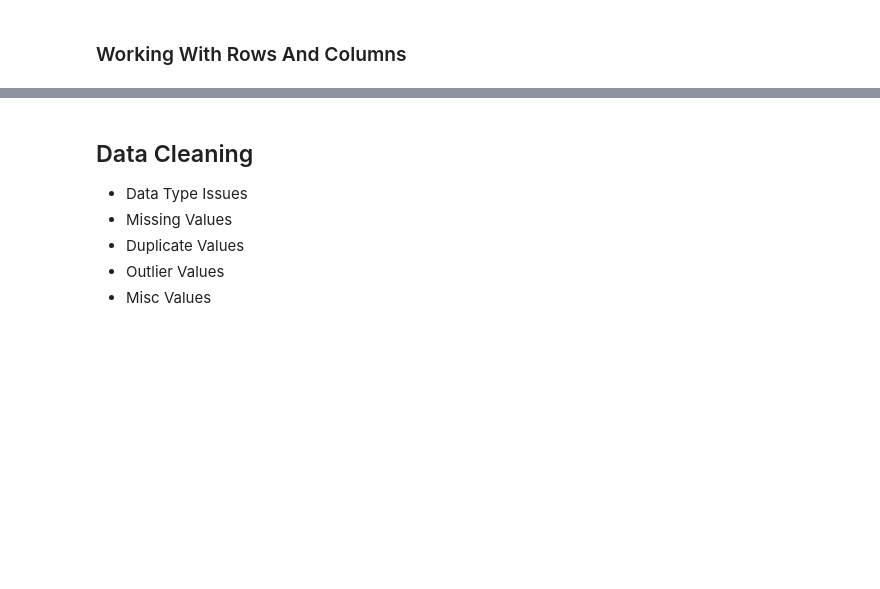
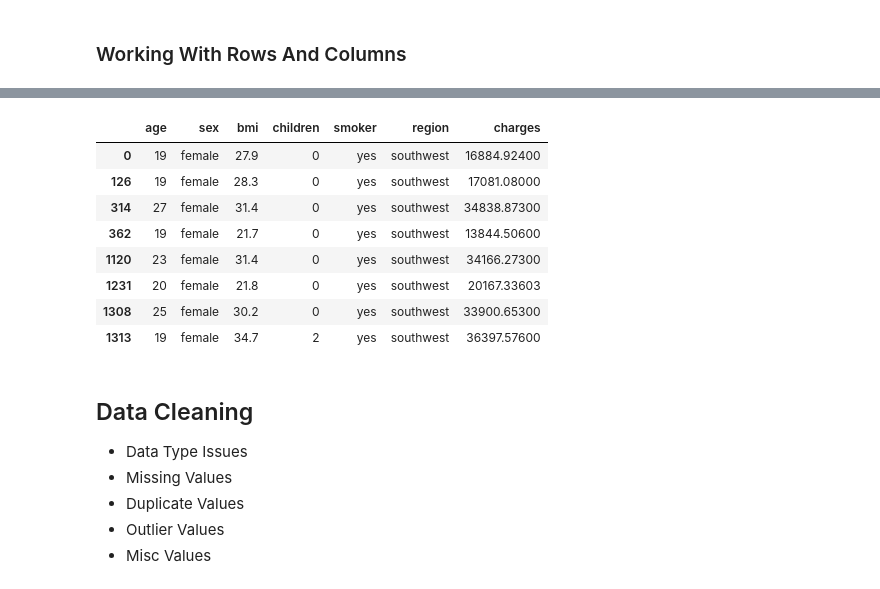
Before and after one commit to Khuzaima811/Pandas-Practice-repo, a Jupyter notebook: Class3PRC(Data_Cleaning).ipynb, the cells around one changed output, grey strips where cells are left out. Drawn from its saved outputs; the diff is of its cells as text; code cells hidden in the pictures; blank space fills up the shorter version.

```diff
--- a/Class3PRC(Data_Cleaning).ipynb
+++ b/Class3PRC(Data_Cleaning).ipynb
@@ -28,3 +166,15 @@ emp
+# %%
+data[(data.sex=="female") & (data.smoker=="yes") & (data.region=="southwest") & (data.age<30)]
+# %% [output]
+|  | age | sex | bmi | children | smoker | region | charges |
+| 0 | 19 | female | 27.9 | 0 | yes | southwest | 16884.92400 |
+| 126 | 19 | female | 28.3 | 0 | yes | southwest | 17081.08000 |
+| 314 | 27 | female | 31.4 | 0 | yes | southwest | 34838.87300 |
+| 362 | 19 | female | 21.7 | 0 | yes | southwest | 13844.50600 |
+| 1120 | 23 | female | 31.4 | 0 | yes | southwest | 34166.27300 |
+| 1231 | 20 | female | 21.8 | 0 | yes | southwest | 20167.33603 |
+| 1308 | 25 | female | 30.2 | 0 | yes | southwest | 33900.65300 |
+| 1313 | 19 | female | 34.7 | 2 | yes | southwest | 36397.57600 |
 # %% [markdown]
 ## Data Cleaning
 - Data Type Issues
```
Also changed, not shown: parts of 24 cells of this notebook, 2 other files.
